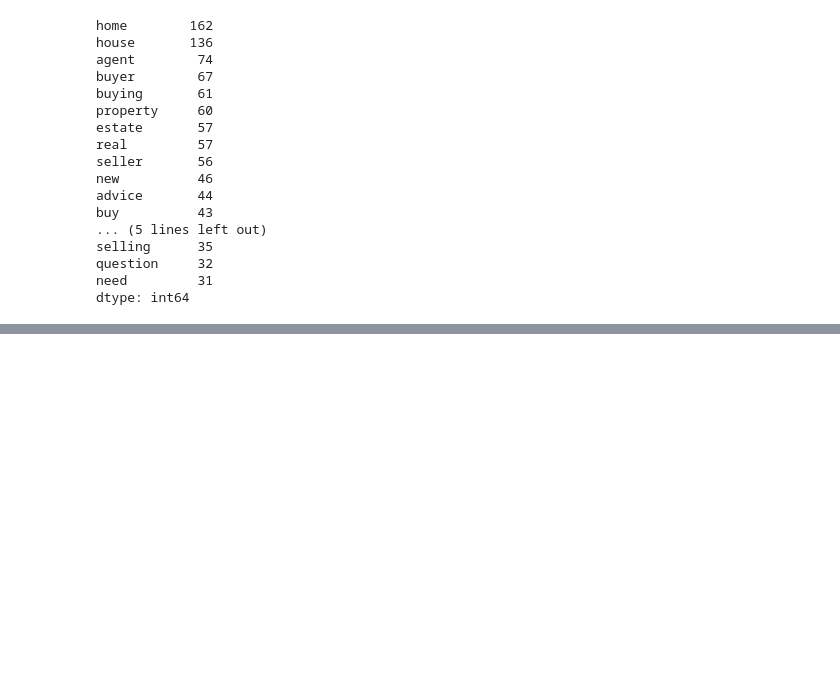
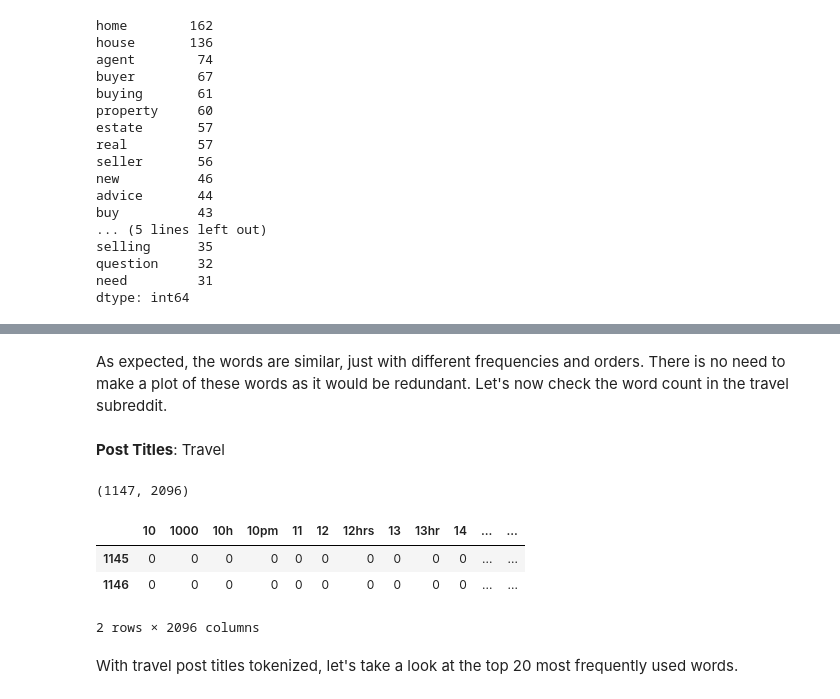
Before and after one commit to fuegoulloa/reddit-NLP-classification, a Jupyter notebook: code/02_EDA_and_Visualizations.ipynb, the cells around one changed output, grey strips where cells are left out. Saved outputs shown, nothing was run; the diff lists cells and outputs as text; code cells hidden in the pictures; blank space fills up the shorter version.

```diff
--- a/code/02_EDA_and_Visualizations.ipynb
+++ b/code/02_EDA_and_Visualizations.ipynb
@@ -450,0 +495,4 @@ word_plots(words1)
+# %% [markdown]
+As expected, the words are similar, just with different frequencies and orders.  There is no need to make a plot of these words as it would be redundant.  Let's now check the word count in the travel subreddit.
+# %% [markdown]
+**Post Titles**: Travel
@@ -450,0 +506,15 @@ word_plots(words1)
+# %%
+# build DF from tokens
+titles_tr = pd.DataFrame(titles2.todense(), columns = cvec3.get_feature_names_out())
+
+# confirm shape and see a couple rows
+print(titles_tr.shape)
+titles_tr.tail(2)
+# %% [output]
+(1147, 2096)
+|  | 10 | 1000 | 10h | 10pm | 11 | 12 | 12hrs | 13 | 13hr | 14 | ... | ... |
+| 1145 | 0 | 0 | 0 | 0 | 0 | 0 | 0 | 0 | 0 | 0 | ... | ... |
+| 1146 | 0 | 0 | 0 | 0 | 0 | 0 | 0 | 0 | 0 | 0 | ... | ... |
+2 rows × 2096 columns
+# %% [markdown]
+With travel post titles tokenized, let's take a look at the top 20 most frequently used words.
```
Also changed, not shown: parts of 14 cells of this notebook.
